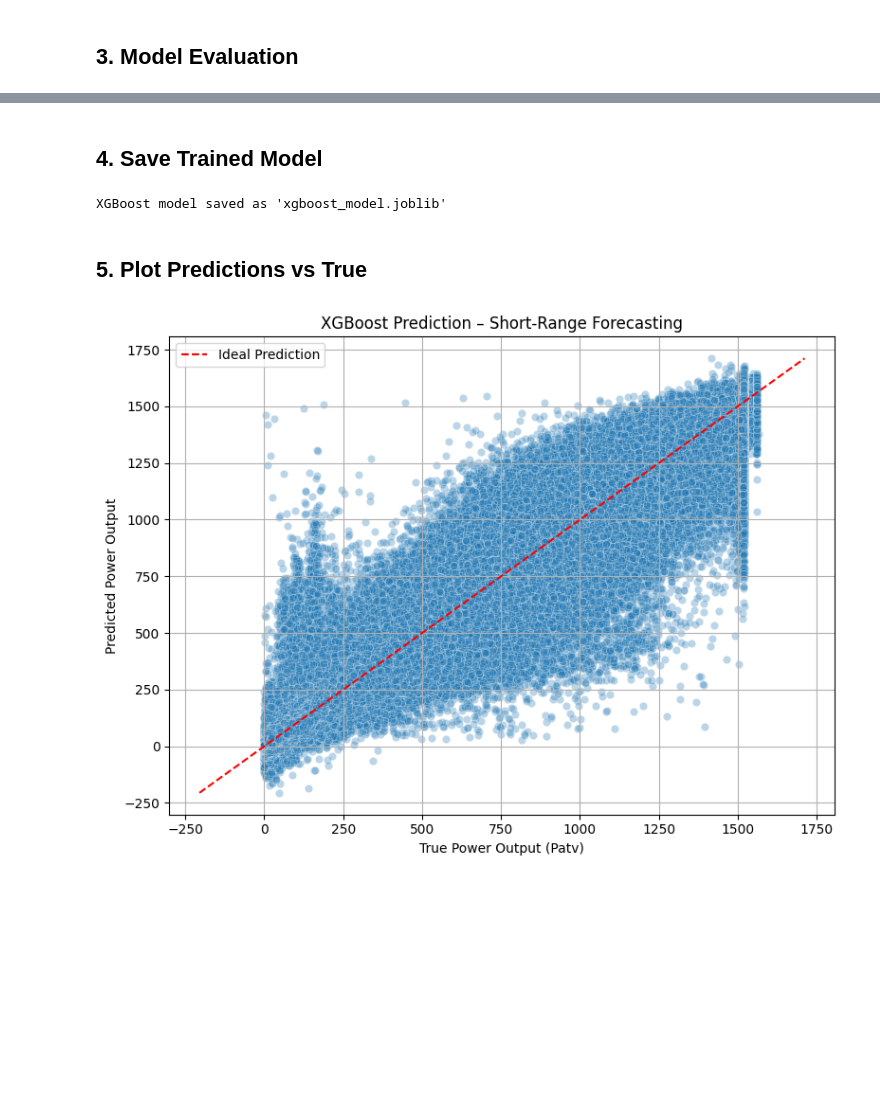
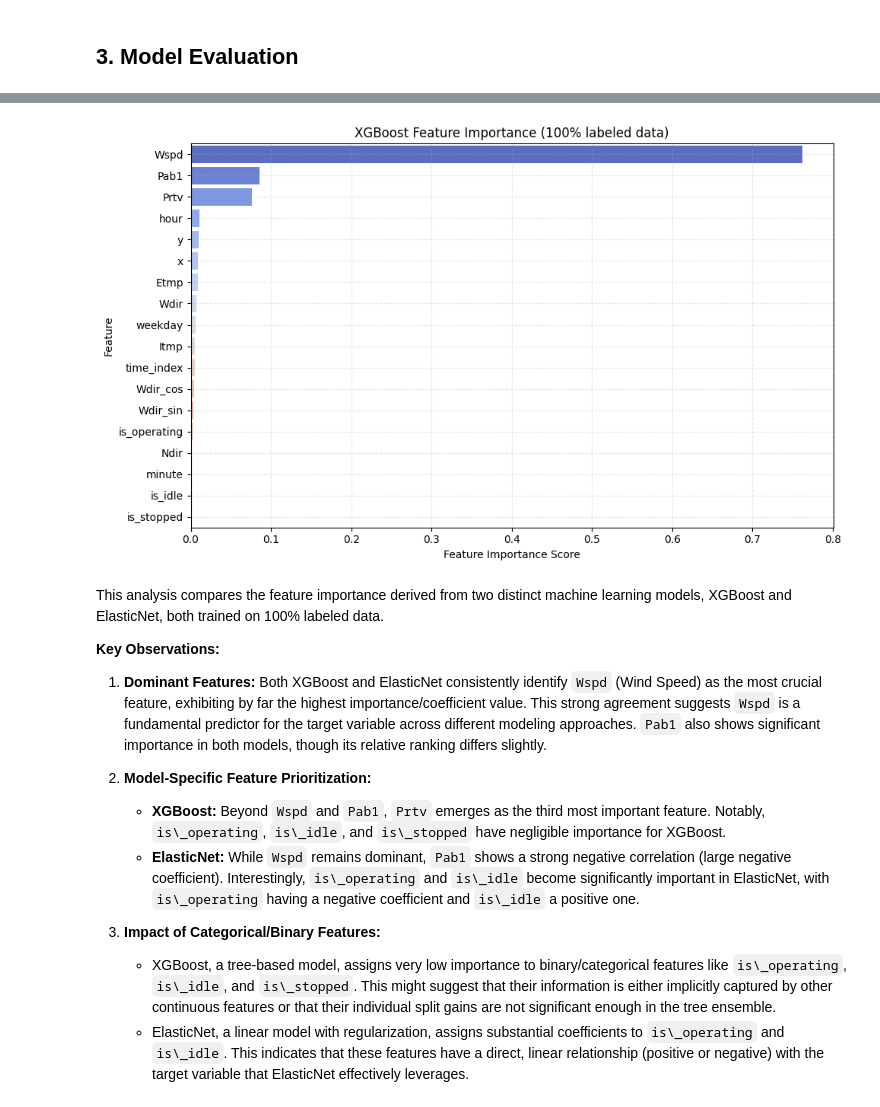
Before and after one commit to npinto97/S2R-Wind, a Jupyter notebook: notebooks/3_2_xgboost.ipynb, the cells around one changed output, grey strips where cells are left out. Saved outputs shown, nothing was run; the diff lists cells and outputs as text; code cells hidden in the pictures; blank space fills up the shorter version.

```diff
--- a/notebooks/3_2_xgboost.ipynb
+++ b/notebooks/3_2_xgboost.ipynb
@@ -88,7 +167,0 @@ To improve upon the linear ElasticNet baseline, I trained a more expressive mode
-# %% [markdown]
-## 4. Save Trained Model
-# %%
-joblib.dump(grid_search.best_estimator_, "../models/xgboost_model.joblib")
-print("XGBoost model saved as 'xgboost_model.joblib'")
-# %% [output]
-XGBoost model saved as 'xgboost_model.joblib'
@@ -107,20 +168,44 @@ with open("../results/xgboost_scores.json", "w") as f:
-# %% [markdown]
-## 5. Plot Predictions vs True
-# %%
-plt.figure(figsize=(8, 6))
-sns.scatterplot(x=y, y=y_pred, alpha=0.3)
-
-# Ideal line
-min_val = min(y.min(), y_pred.min())
-max_val = max(y.max(), y_pred.max())
-plt.plot([min_val, max_val], [min_val, max_val], color='red', linestyle='--', label='Ideal Prediction')
-
-plt.xlabel("True Power Output (Patv)")
-plt.ylabel("Predicted Power Output")
-plt.title("XGBoost Prediction – Short-Range Forecasting")
-plt.grid(True)
-plt.legend()
-plt.tight_layout()
-plt.show()
-# %% [output]
-[figure, removed]
+# %%
+model_100 = joblib.load("../models/xgboost_100%.joblib")
+
+feature_names = X.columns
+importances = model_100.feature_importances_
+
+importance_df = pd.DataFrame({
+    'Feature': feature_names,
+    'Importance': importances
+}).sort_values(by='Importance', ascending=False)
+
+plt.figure(figsize=(10, 6))
+sns.barplot(
+    x='Importance',
+    y='Feature',
+    data=importance_df,
+    hue='Feature',
+    palette='coolwarm',
+    dodge=False,
+    legend=False
+)
+
+plt.title("XGBoost Feature Importance (100% labeled data)")
+plt.xlabel("Feature Importance Score")
+plt.ylabel("Feature")
+plt.tight_layout()
+plt.grid(True, linestyle='--', alpha=0.3)
+plt.show()
+# %% [output]
+[figure, added]
+# %% [markdown]
+This analysis compares the feature importance derived from two distinct machine learning models, XGBoost and ElasticNet, both trained on 100% labeled data.
+
+**Key Observations:**
+
+1.  **Dominant Features:** Both XGBoost and ElasticNet consistently identify `Wspd` (Wind Speed) as the most crucial feature, exhibiting by far the highest importance/coefficient value. This strong agreement suggests `Wspd` is a fundamental predictor for the target variable across different modeling approaches. `Pab1` also shows significant importance in both models, though its relative ranking differs slightly.
+
+2.  **Model-Specific Feature Prioritization:**
+    * **XGBoost:** Beyond `Wspd` and `Pab1`, `Prtv` emerges as the third most important feature. Notably, `is\_operating`, `is\_idle`, and `is\_stopped` have negligible importance for XGBoost.
+    * **ElasticNet:** While `Wspd` remains dominant, `Pab1` shows a strong negative correlation (large negative coefficient). Interestingly, `is\_operating` and `is\_idle` become significantly important in ElasticNet, with `is\_operating` having a negative coefficient and `is\_idle` a positive one.
+
+3.  **Impact of Categorical/Binary Features:**
+    * XGBoost, a tree-based model, assigns very low importance to binary/categorical features like `is\_operating`, `is\_idle`, and `is\_stopped`. This might suggest that their information is either implicitly captured by other continuous features or that their individual split gains are not significant enough in the tree ensemble.
+    * ElasticNet, a linear model with regularization, assigns substantial coefficients to `is\_operating` and `is\_idle`. This indicates that these features have a direct, linear relationship (positive or negative) with the target variable that ElasticNet effectively leverages.
```
Also changed, not shown: parts of 14 cells of this notebook, 1 other file.
